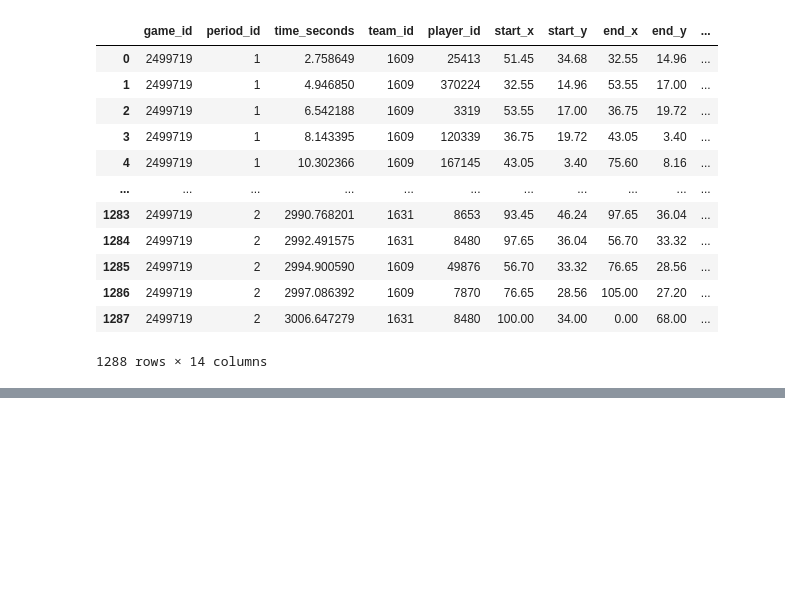
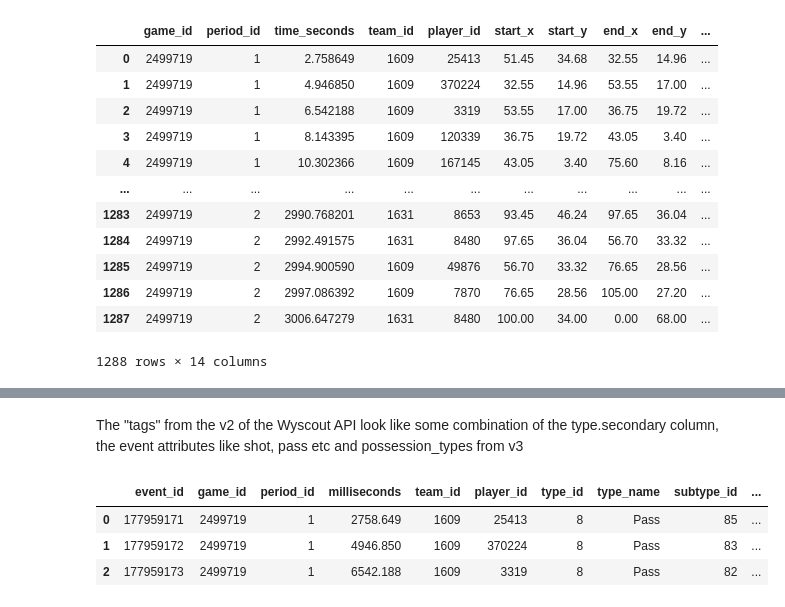
Before and after one commit to liammoore44/wyscout-spadl-conversion, a Jupyter notebook: test_notebooks/Wyscout-conversion.ipynb, the cells around one changed output, grey strips where cells are left out. Cells and saved outputs as stored; diff of their text form; code cells hidden in the pictures; blank space fills up the shorter version.

```diff
--- a/test_notebooks/Wyscout-conversion.ipynb
+++ b/test_notebooks/Wyscout-conversion.ipynb
@@ -225,0 +252,10 @@ spadl_actions
+# %% [markdown]
+The "tags" from the v2 of the Wyscout API look like some combination of the type.secondary column, the event attributes like shot, pass etc and possession_types from v3
+# %%
+events = pd.concat([events_df, get_tagsdf(events_df)], axis=1)
+events.head(3)
+# %% [output]
+|  | event_id | game_id | period_id | milliseconds | team_id | player_id | type_id | type_name | subtype_id | ... |
+| 0 | 177959171 | 2499719 | 1 | 2758.649 | 1609 | 25413 | 8 | Pass | 85 | ... |
+| 1 | 177959172 | 2499719 | 1 | 4946.850 | 1609 | 370224 | 8 | Pass | 83 | ... |
+| 2 | 177959173 | 2499719 | 1 | 6542.188 | 1609 | 3319 | 8 | Pass | 82 | ... |
```
Also changed, not shown: parts of 8 cells of this notebook.
